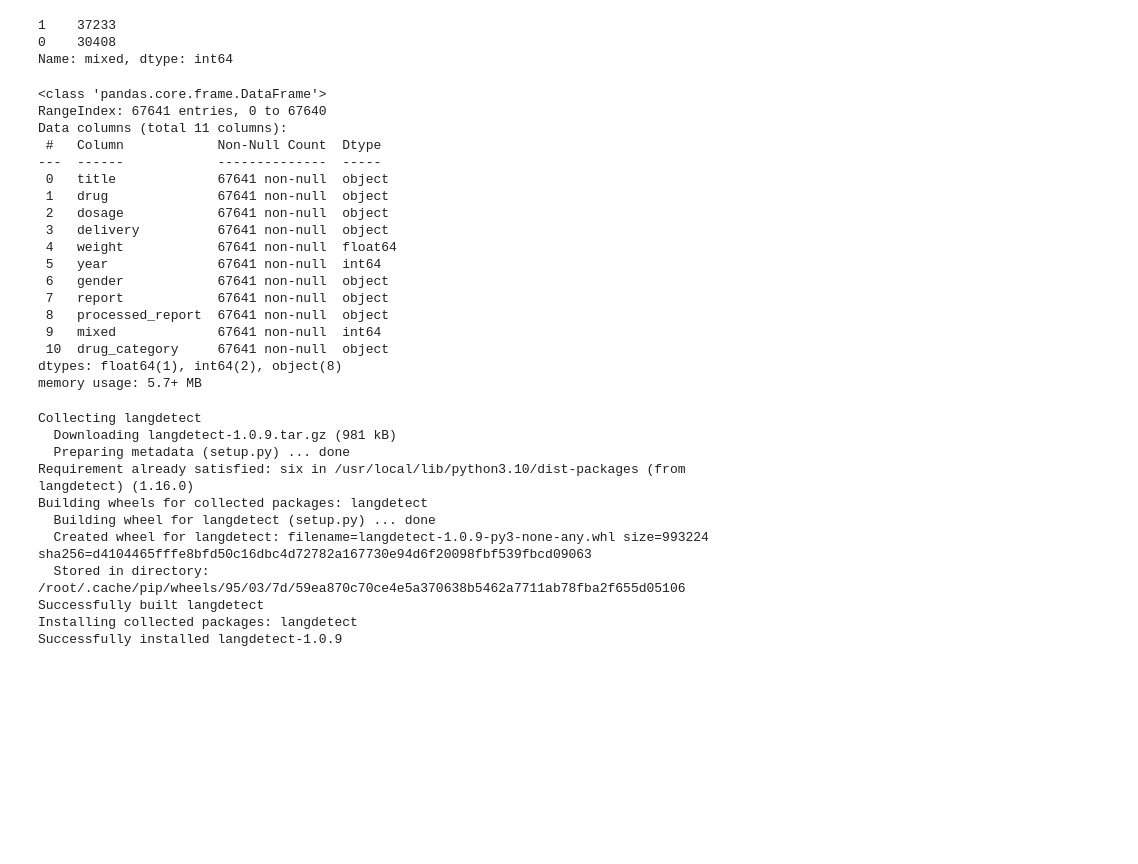
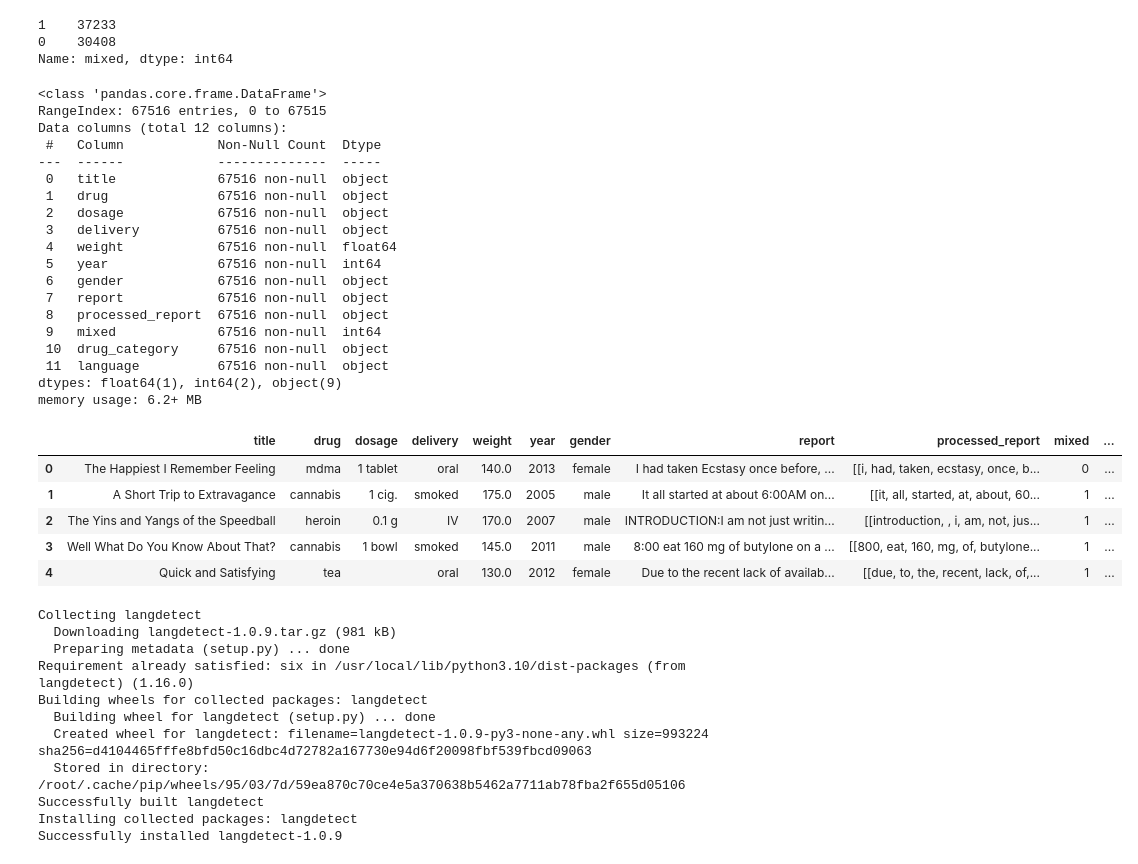
Before and after one commit to jbloewencolon/Psychedelic-Trip-Report-Text-Generator, a Jupyter notebook: Data_Cleaning.ipynb, the cells around one changed output. Cells and saved outputs as stored; diff of their text form; code cells hidden in the pictures; blank space fills up the shorter version.

```diff
--- a/Data_Cleaning.ipynb
+++ b/Data_Cleaning.ipynb
@@ -746,26 +741,37 @@ final_df['mixed'].value_counts()
 0    30408
 Name: mixed, dtype: int64
 # %%
+final_df = new_df.copy()
 final_df.info()
 # %% [output]
 <class 'pandas.core.frame.DataFrame'>
-RangeIndex: 67641 entries, 0 to 67640
-Data columns (total 11 columns):
+RangeIndex: 67516 entries, 0 to 67515
+Data columns (total 12 columns):
  #   Column            Non-Null Count  Dtype
 ---  ------            --------------  -----
- 0   title             67641 non-null  object
- 1   drug              67641 non-null  object
- 2   dosage            67641 non-null  object
- 3   delivery          67641 non-null  object
- 4   weight            67641 non-null  float64
- 5   year              67641 non-null  int64
- 6   gender            67641 non-null  object
- 7   report            67641 non-null  object
- 8   processed_report  67641 non-null  object
- 9   mixed             67641 non-null  int64
- 10  drug_category     67641 non-null  object
-dtypes: float64(1), int64(2), object(8)
-memory usage: 5.7+ MB
+ 0   title             67516 non-null  object
+ 1   drug              67516 non-null  object
+ 2   dosage            67516 non-null  object
+ 3   delivery          67516 non-null  object
+ 4   weight            67516 non-null  float64
+ 5   year              67516 non-null  int64
+ 6   gender            67516 non-null  object
+ 7   report            67516 non-null  object
+ 8   processed_report  67516 non-null  object
+ 9   mixed             67516 non-null  int64
+ 10  drug_category     67516 non-null  object
+ 11  language          67516 non-null  object
+dtypes: float64(1), int64(2), object(9)
+memory usage: 6.2+ MB
+# %%
+final_df.head()
+# %% [output]
+|  | title | drug | dosage | delivery | weight | year | gender | report | processed_report | mixed | ... |
+| 0 | The Happiest I Remember Feeling | mdma | 1 tablet | oral | 140.0 | 2013 | female | I had taken Ecstasy once before, ... | [[i, had, taken, ecstasy, once, b... | 0 | ... |
+| 1 | A Short Trip to Extravagance | cannabis | 1 cig. | smoked | 175.0 | 2005 | male | It all started at about 6:00AM on... | [[it, all, started, at, about, 60... | 1 | ... |
+| 2 | The Yins and Yangs of the Speedball | heroin | 0.1 g | IV | 170.0 | 2007 | male | INTRODUCTION:I am not just writin... | [[introduction, , i, am, not, jus... | 1 | ... |
+| 3 | Well What Do You Know About That? | cannabis | 1 bowl | smoked | 145.0 | 2011 | male | 8:00 eat 160 mg of butylone on a ... | [[800, eat, 160, mg, of, butylone... | 1 | ... |
+| 4 | Quick and Satisfying | tea |  | oral | 130.0 | 2012 | female | Due to the recent lack of availab... | [[due, to, the, recent, lack, of,... | 1 | ... |
 # %%
 # Import the CSV file with selected columns
 final_df = pd.read_csv('/content/drive/MyDrive/Colab Notebooks/Data/processed.csv')
```
Also changed, not shown: parts of 6 cells of this notebook.
